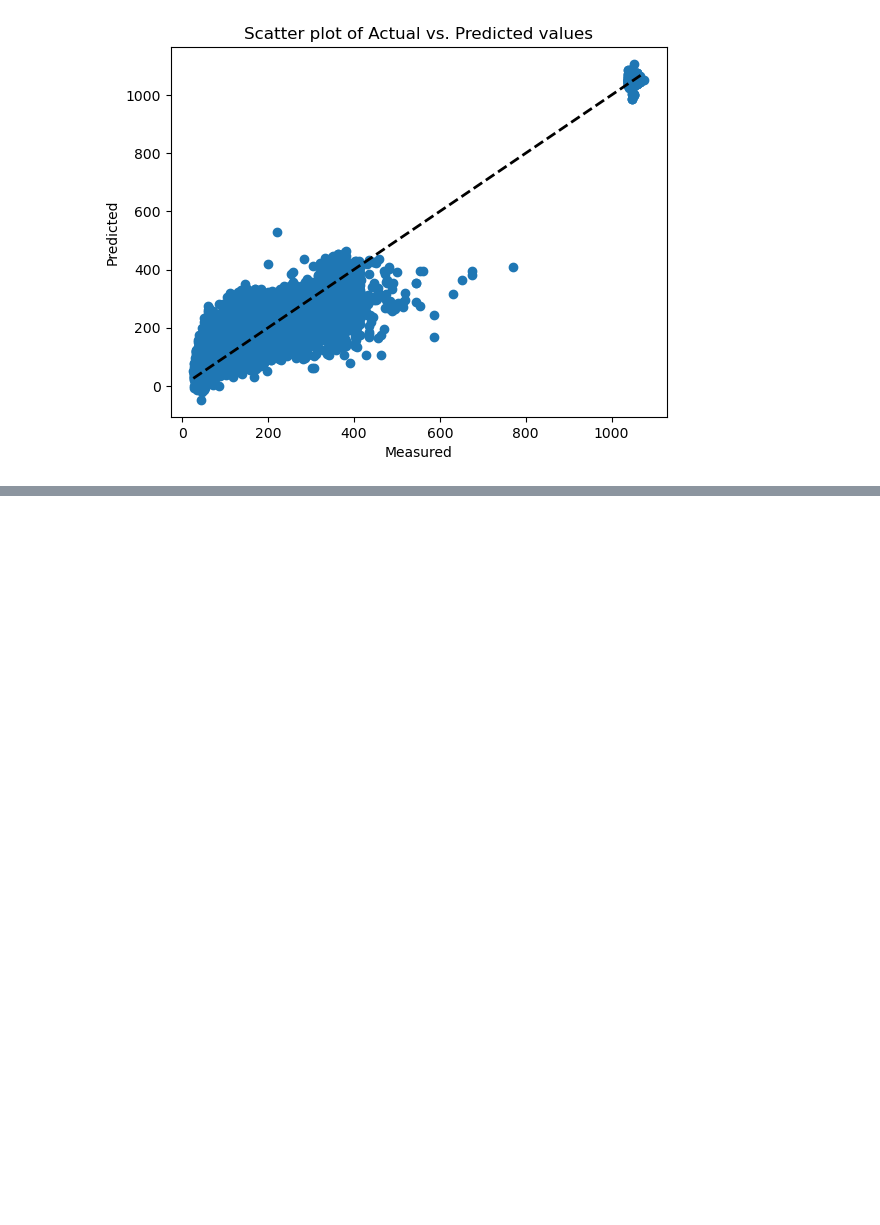
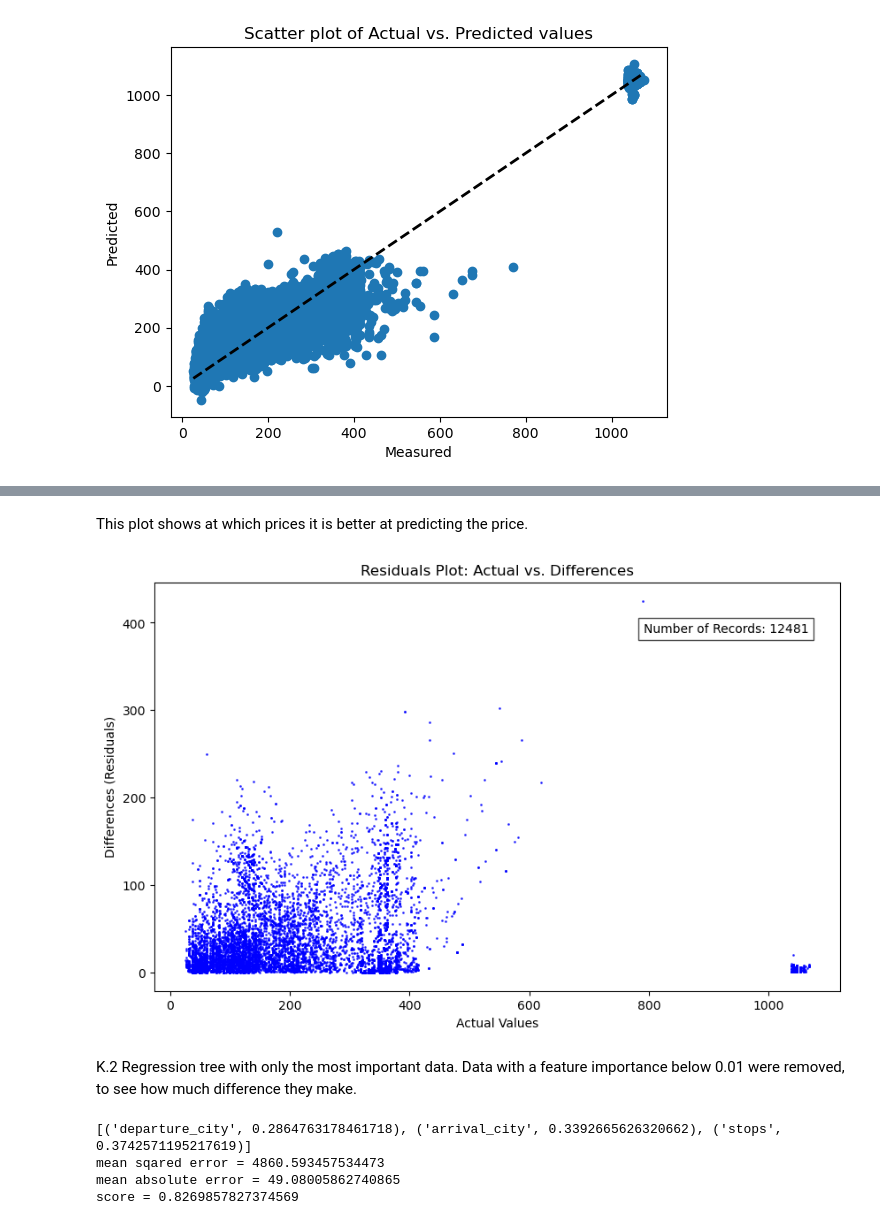
Before and after one commit to joss-thu/MLProj-GermanAirFares, a Jupyter notebook: German_Air_fares/ML_Project_AirFares.ipynb, the cells around one changed output, grey strips where cells are left out. Cells and saved outputs as stored; diff of their text form; code cells hidden in the pictures; blank space fills up the shorter version.

Commit message:
Merged Dominik; Regression Tree

```diff
--- a/German_Air_fares/ML_Project_AirFares.ipynb
+++ b/German_Air_fares/ML_Project_AirFares.ipynb
@@ -617,0 +622,23 @@ plt.show()
+# %%
+X = df.copy(deep=True)
+y = X['price']
+X.drop(columns='price', inplace=True)
+
+(X_reg_train, X_reg_test, y_reg_train, y_reg_test) = ms.train_test_split(X, y, test_size=.2, random_state = 0)
+
+regressor = DecisionTreeRegressor(random_state=0, max_depth=15, min_samples_leaf=20)
+regressor.fit(X_reg_train,y_reg_train)
+tmp_reg = list(zip(regressor.feature_names_in_, regressor.feature_importances_))
+
+for i in tmp_reg:
+    print(i)
+
+pred = regressor.predict(X_reg_test)
+mse_reg = mean_squared_error(y_reg_test, pred)
+print("mean sqared error =", mse_reg)
+
+mae_reg = mean_absolute_error(y_reg_test, pred)
+print("mean absolute error =", mae_reg)
+
+r2s = r2_score(y_reg_test, pred)
+print("score =", r2s)
@@ -617,0 +658,45 @@ plt.show()
+# %% [markdown]
+This plot shows at which prices it is better at predicting the price.
+# %%
+differences_reg = abs(pred - y_reg_test)
+
+# Create a scatter plot of differences
+plt.figure(figsize=(10, 6))
+num_records = len(y_reg_test)
+plt.text(max(y_reg_test), 400, f'Number of Records: {num_records}', ha='right',
+         va='top', color='black', fontsize=10, bbox=dict(facecolor='white', alpha=0.7))
+plt.scatter(y_reg_test, differences_reg, color='blue', alpha=0.7, s=1)
+plt.title('Residuals Plot: Actual vs. Differences')
+plt.xlabel('Actual Values')
+plt.ylabel('Differences (Residuals)')
+
+plt.show()
+# %% [output]
+[figure, added]
+# %% [markdown]
+K.2 Regression tree with only the most important data. Data with a feature importance below 0.01 were removed, to see how much difference they make.
+# %%
+X = df.copy(deep=True)
+y = X['price']
+X.drop(columns=['price','travel_time','departure_weekday','departure_time_hour','days_until_holiday','airline','departure_date_distance'], inplace=True)
+(X_reg_train, X_reg_test, y_reg_train, y_reg_test) = ms.train_test_split(X, y, test_size=.2, random_state = 0)
+regressor = DecisionTreeRegressor(random_state=0, max_depth=15)
+#regressor = DecisionTreeRegressor(random_state=0)
+regressor.fit(X_reg_train,y_reg_train)
+tmp_reg = list(zip(regressor.feature_names_in_, regressor.feature_importances_))
+print(tmp_reg)
+
+pred = regressor.predict(X_reg_test)
+mse_reg = mean_squared_error(y_reg_test, pred)
+print("mean sqared error =", mse_reg)
+
+mae_reg = mean_absolute_error(y_reg_test, pred)
+print("mean absolute error =", mae_reg)
+
+r2s = r2_score(y_reg_test, pred)
+print("score =", r2s)
+# %% [output]
+[('departure_city', 0.2864763178461718), ('arrival_city', 0.3392665626320662), ('stops', 0.3742571195217619)]
+mean sqared error = 4860.593457534473
+mean absolute error = 49.08005862740865
+score = 0.8269857827374569
```
Also changed, not shown: parts of 12 cells of this notebook.
